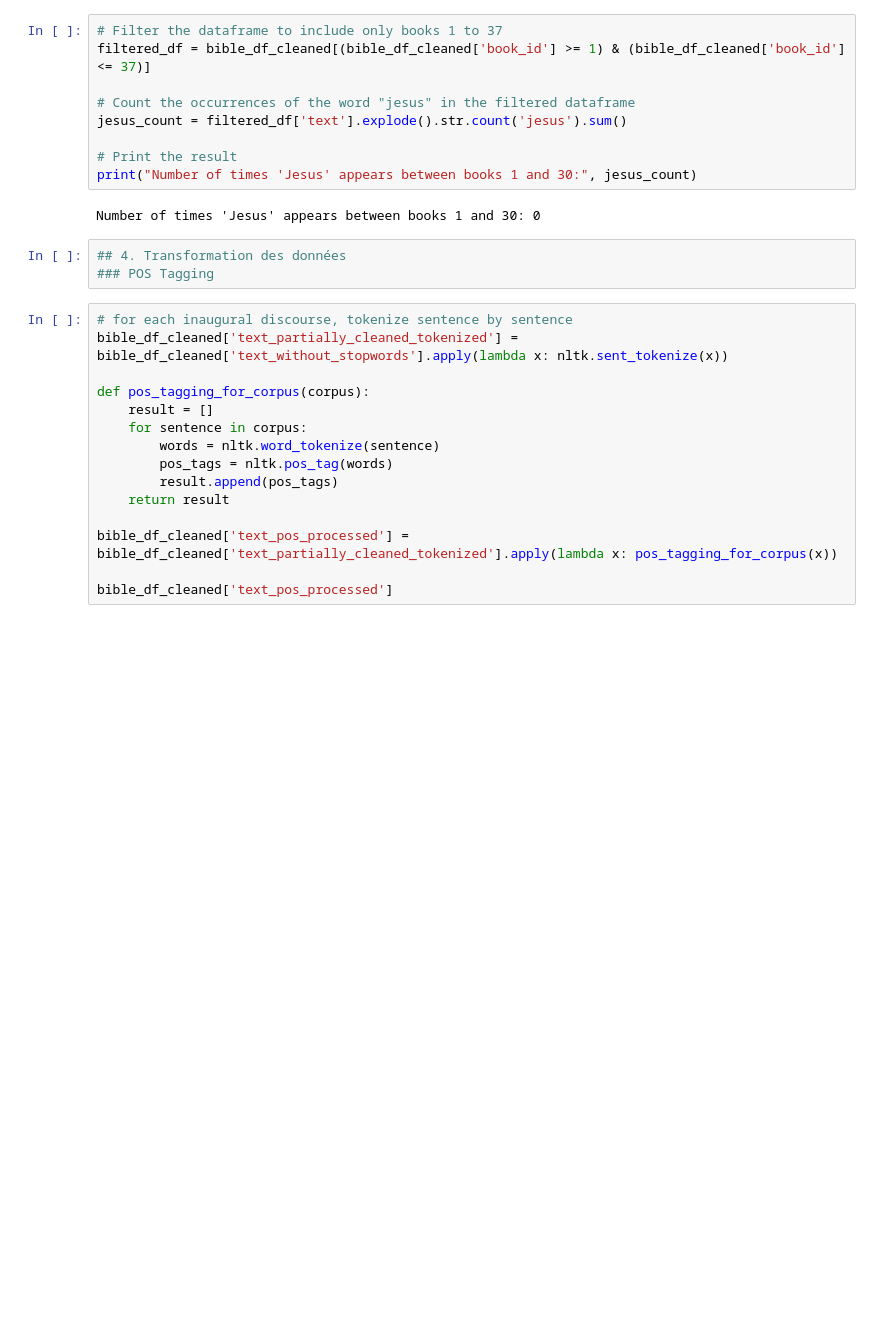
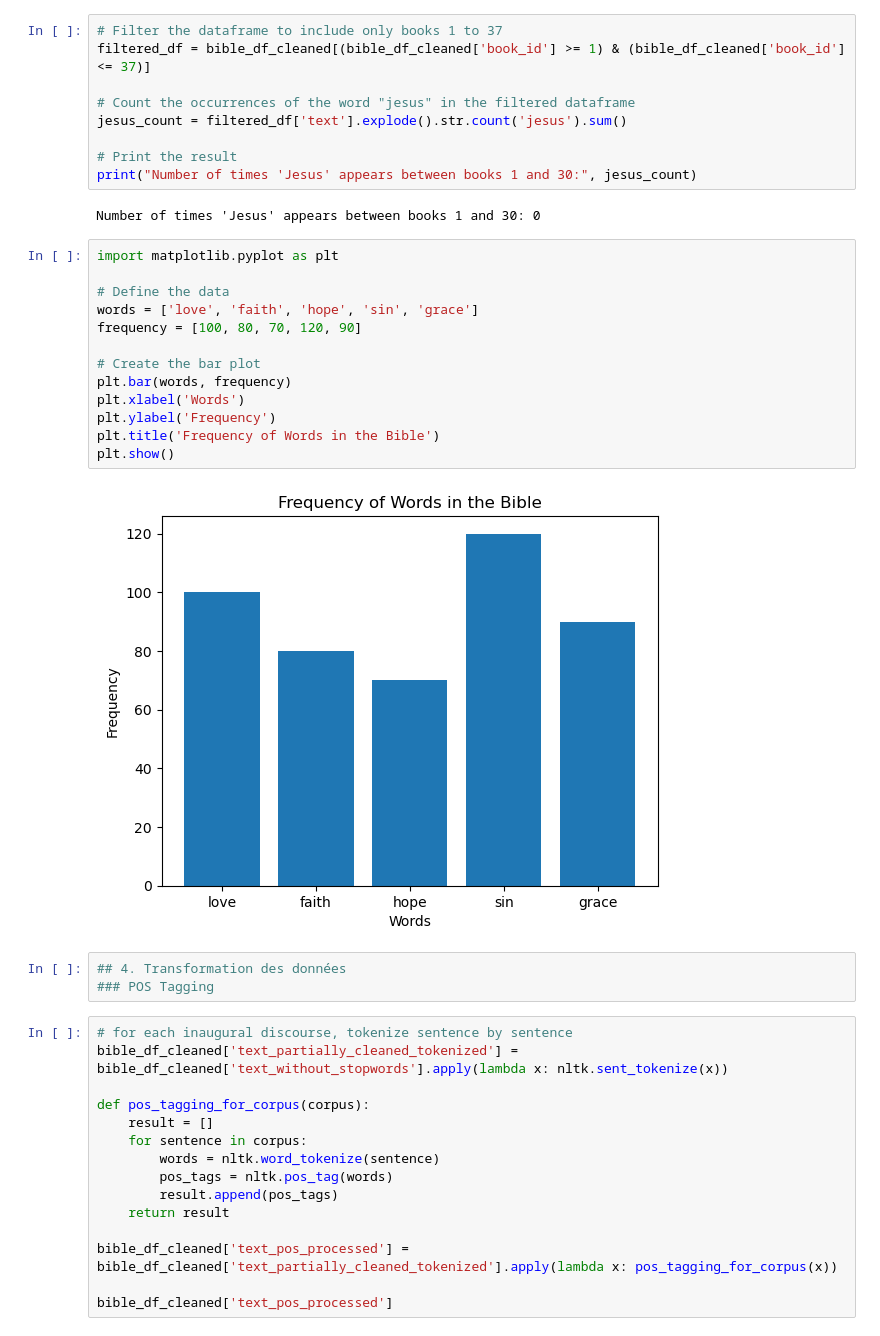
Before and after one commit to nastoo/datascience, a Jupyter notebook: TP3_V1.ipynb, the cells around one changed output. Saved outputs shown, nothing was run; the diff lists cells and outputs as text; blank space fills up the shorter version.

```diff
--- a/TP3_V1.ipynb
+++ b/TP3_V1.ipynb
@@ -370,6 +370,21 @@ jesus_count = filtered_df['text'].explode().str.count('jesus').sum()
 print("Number of times 'Jesus' appears between books 1 and 30:", jesus_count)
 # %% [output]
 Number of times 'Jesus' appears between books 1 and 30: 0
+# %%
+import matplotlib.pyplot as plt
+
+# Define the data
+words = ['love', 'faith', 'hope', 'sin', 'grace']
+frequency = [100, 80, 70, 120, 90]
+
+# Create the bar plot
+plt.bar(words, frequency)
+plt.xlabel('Words')
+plt.ylabel('Frequency')
+plt.title('Frequency of Words in the Bible')
+plt.show()
+# %% [output]
+[figure, added]
 # %%
 ## 4. Transformation des données
 ### POS Tagging
```
Also changed, not shown: parts of 1 cell of this notebook, 1 other file.
